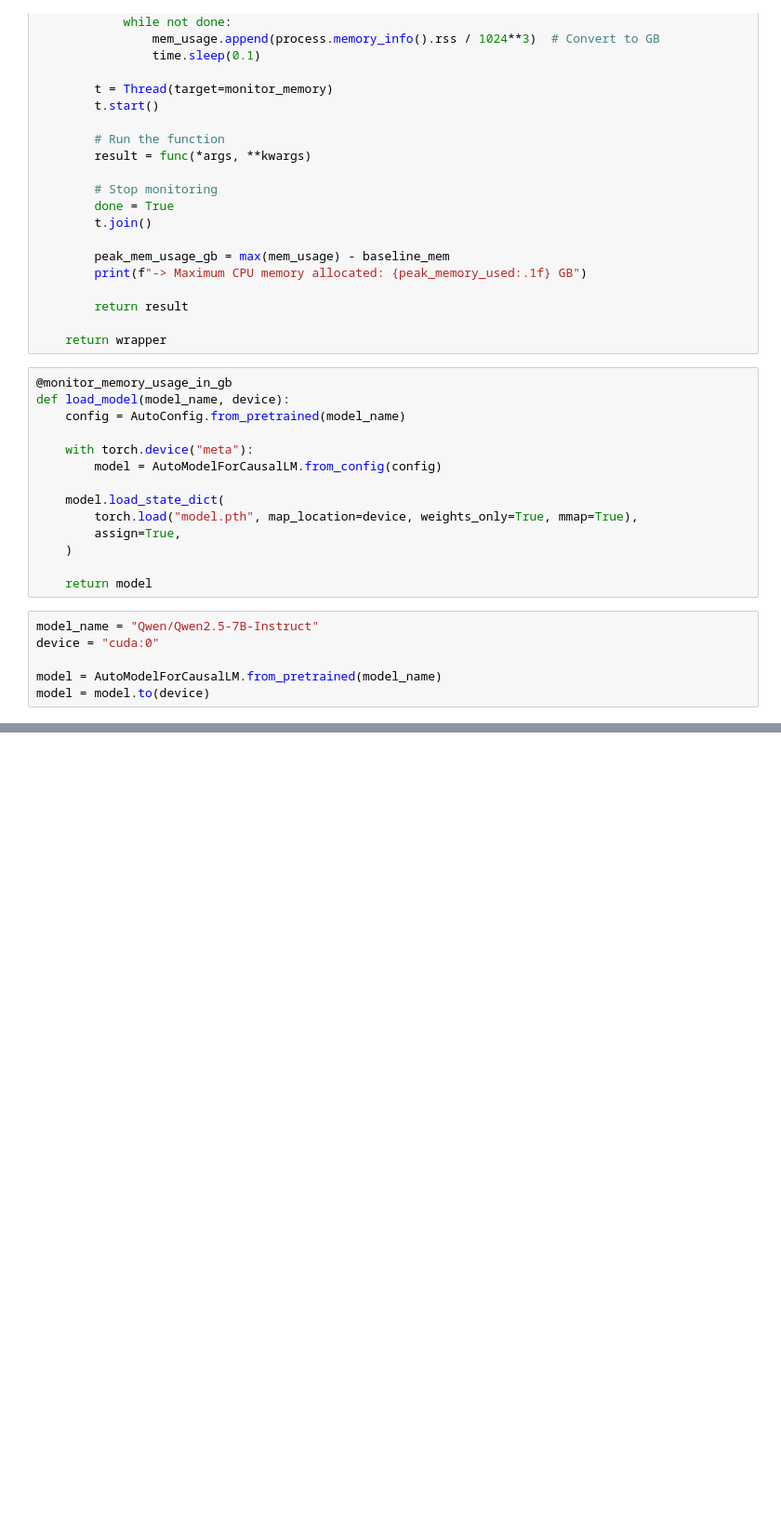
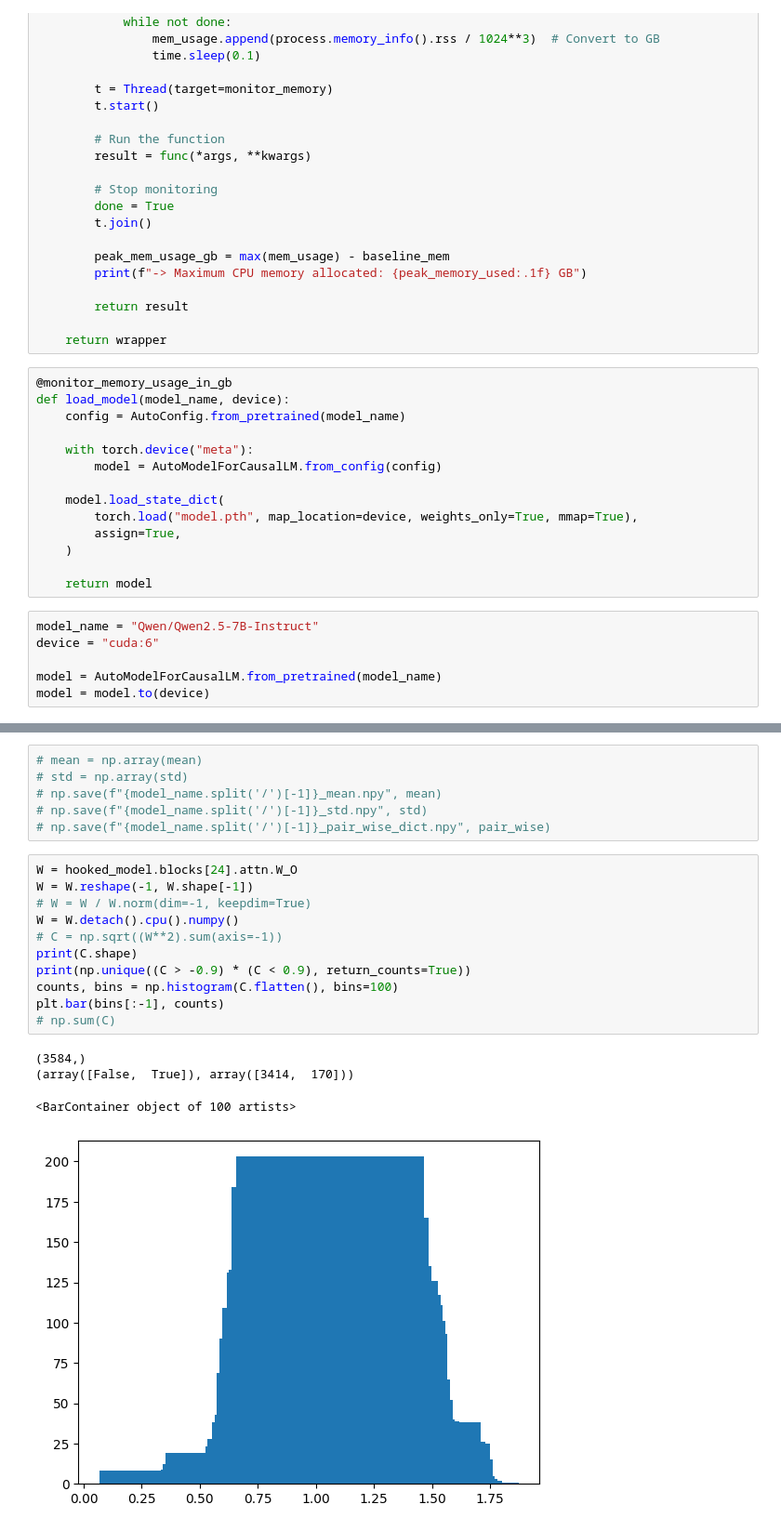
Before and after one commit to lone17/llm-activation-control, a Jupyter notebook: weights_basis.ipynb, the cells around one changed output, grey strips where cells are left out. Shown: that part at 93% size. Saved outputs shown, nothing was run; the diff lists cells and outputs as text; blank space fills up the shorter version.

```diff
--- a/weights_basis.ipynb
+++ b/weights_basis.ipynb
@@ -82,7 +84,7 @@ def load_model(model_name, device):
     return model
 # %%
 model_name = "Qwen/Qwen2.5-7B-Instruct"
-device = "cuda:0"
+device = "cuda:6"
 
 model = AutoModelForCausalLM.from_pretrained(model_name)
 model = model.to(device)
@@ -139,0 +222,22 @@ for i in range(num_layers):
+# %%
+# mean = np.array(mean)
+# std = np.array(std)
+# np.save(f"{model_name.split('/')[-1]}_mean.npy", mean)
+# np.save(f"{model_name.split('/')[-1]}_std.npy", std)
+# np.save(f"{model_name.split('/')[-1]}_pair_wise_dict.npy", pair_wise)
+# %%
+W = hooked_model.blocks[24].attn.W_O
+W = W.reshape(-1, W.shape[-1])
+# W = W / W.norm(dim=-1, keepdim=True)
+W = W.detach().cpu().numpy()
+# C = np.sqrt((W**2).sum(axis=-1))
+print(C.shape)
+print(np.unique((C > -0.9) * (C < 0.9), return_counts=True))
+counts, bins = np.histogram(C.flatten(), bins=100)
+plt.bar(bins[:-1], counts)
+# np.sum(C)
+# %% [output]
+(3584,)
+(array([False,  True]), array([3414,  170]))
+<BarContainer object of 100 artists>
+[figure, added]
```
Also changed, not shown: parts of 13 cells of this notebook, 12 other files.
